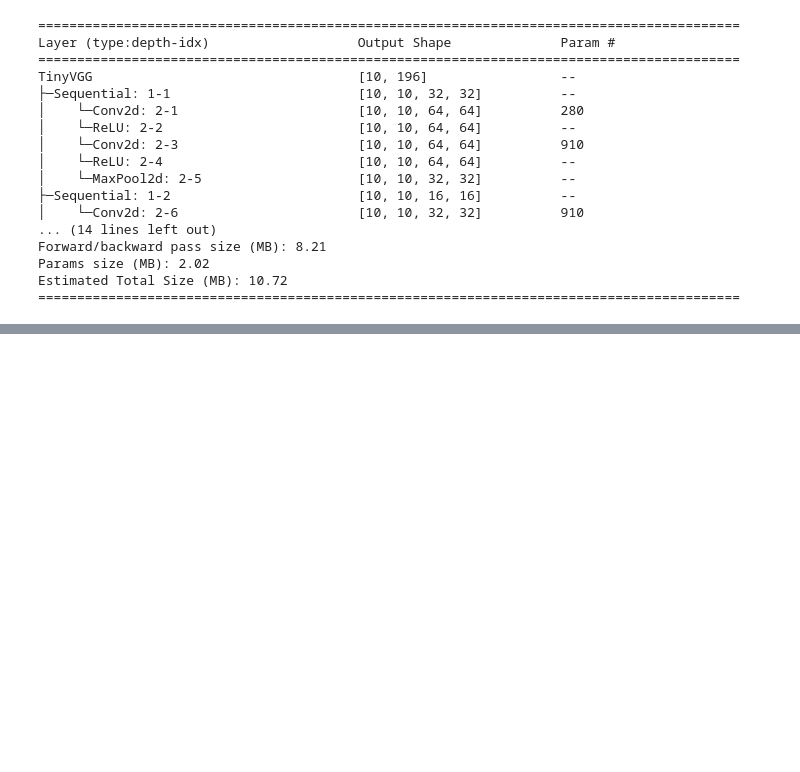
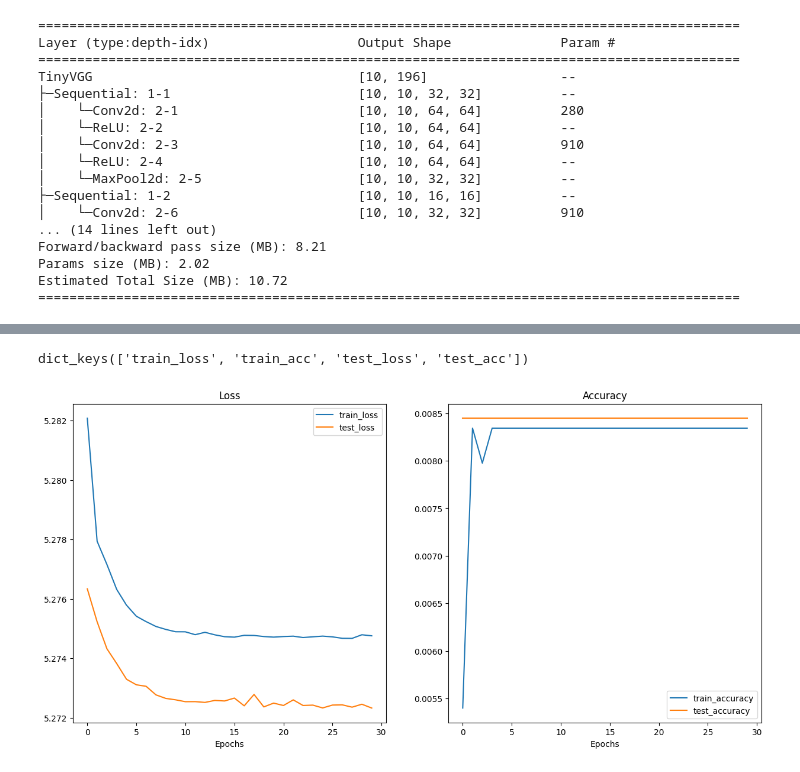
Before and after one commit to mystic-monk/stanford_cars, a Jupyter notebook: CV_stanfordCarModel.ipynb, the cells around one changed output, grey strips where cells are left out. Drawn from its saved outputs; the diff is of its cells as text; code cells hidden in the pictures; blank space fills up the shorter version.

```diff
--- a/CV_stanfordCarModel.ipynb
+++ b/CV_stanfordCarModel.ipynb
@@ -39,6 +40,24 @@ By the end of this notebook, you'll have gained hands-on experience in building
 Let's dive in!
 # %% [markdown]
 # 2. Imports and Setup
+# %%
+# This Python 3 environment comes with many helpful analytics libraries installed
+# It is defined by the kaggle/python Docker image: https://github.com/kaggle/docker-python
+# For example, here's several helpful packages to load
+
+import numpy as np # linear algebra
+import pandas as pd # data processing, CSV file I/O (e.g. pd.read_csv)
+
+# Input data files are available in the read-only "../input/" directory
+# For example, running this (by clicking run or pressing Shift+Enter) will list all files under the input directory
+
+import os
+for dirname, _, filenames in os.walk('/kaggle/input'):
+    for filename in filenames:
+        print(os.path.join(dirname, filename))
+
+# You can write up to 20GB to the current directory (/kaggle/working/) that gets preserved as output when you create a version using "Save & Run All"
+# You can also write temporary files to /kaggle/temp/, but they won't be saved outside of the current session
 # %%
 # Torch
 import torch
@@ -1245,0 +1020,50 @@ file_paths
+# %%
+# Check the model_0_results keys
+model_0_results.keys()
+# %% [output]
+dict_keys(['train_loss', 'train_acc', 'test_loss', 'test_acc'])
+# %%
+def plot_loss_curves(results: Dict[str, List[float]]):
+    """Plots training curves of a results dictionary.
+
+    Args:
+        results (dict): dictionary containing list of values, e.g.
+            {"train_loss": [...],
+             "train_acc": [...],
+            #  "test_loss": [...],
+            #  "test_acc": [...]}
+    """
+
+    # Get the loss values of the results dictionary (training and test)
+    loss = results['train_loss']
+    test_loss = results['test_loss']
+
+    # Get the accuracy values of the results dictionary (training and test)
+    accuracy = results['train_acc']
+    test_accuracy = results['test_acc']
+
+    # Figure out how many epochs there were
+    epochs = range(len(results['train_loss']))
+
+    # Setup a plot
+    plt.figure(figsize=(15, 7))
+
+    # Plot loss
+    plt.subplot(1, 2, 1)
+    plt.plot(epochs, loss, label='train_loss')
+    plt.plot(epochs, test_loss, label='test_loss')
+    plt.title('Loss')
+    plt.xlabel('Epochs')
+    plt.legend()
+
+    # Plot accuracy
+    plt.subplot(1, 2, 2)
+    plt.plot(epochs, accuracy, label='train_accuracy')
+    plt.plot(epochs, test_accuracy, label='test_accuracy')
+    plt.title('Accuracy')
+    plt.xlabel('Epochs')
+    plt.legend()
+
+plot_loss_curves(model_0_results)
+# %% [output]
+[figure, added]
```
Also changed, not shown: parts of 46 cells of this notebook.
